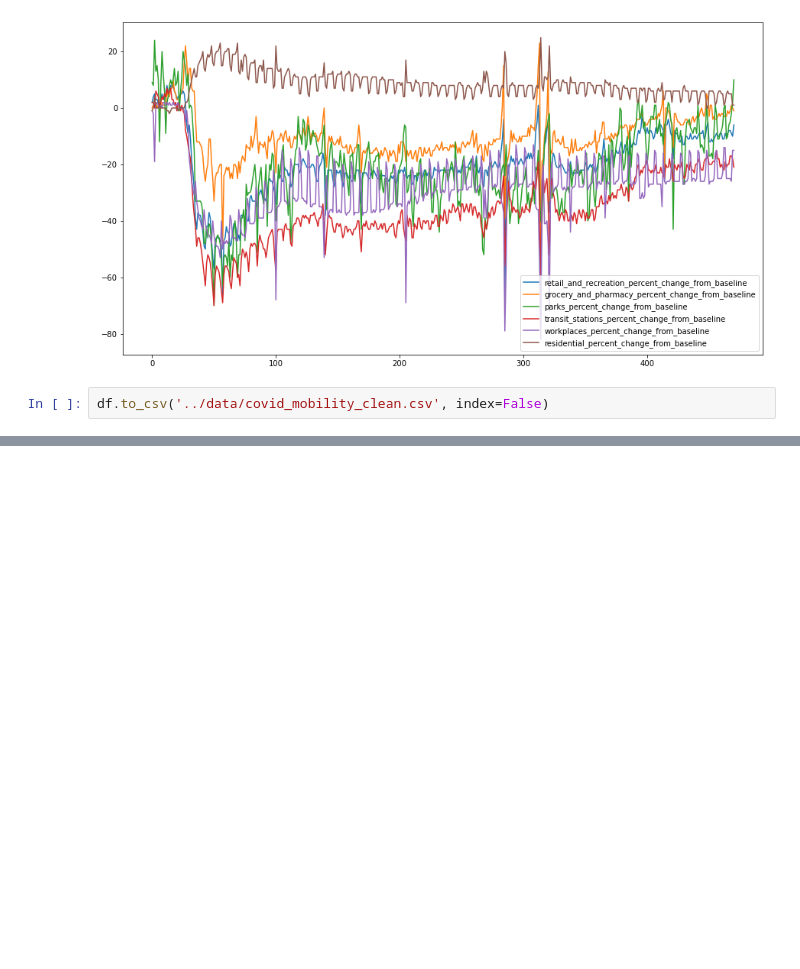
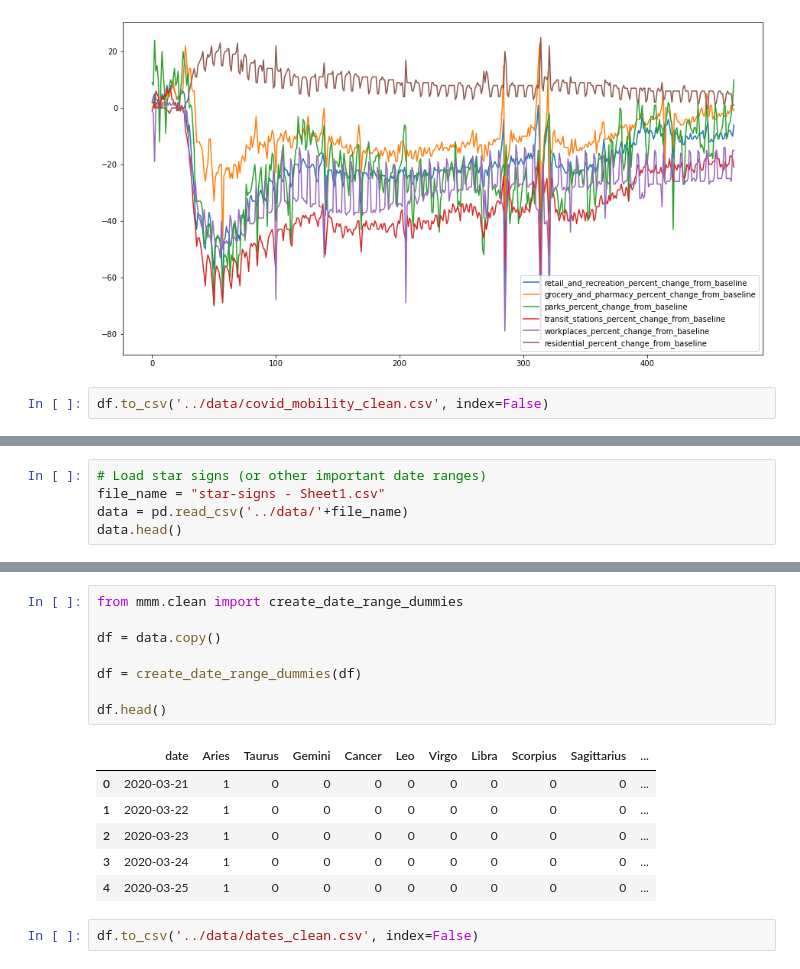
Before and after one commit to hammer-mt/VEX-MMM, a Jupyter notebook: notebooks/Data Cleaning.ipynb, the cells around one changed output, grey strips where cells are left out. Drawn from its saved outputs; the diff is of its cells as text; blank space fills up the shorter version.

```diff
--- a/notebooks/Data Cleaning.ipynb
+++ b/notebooks/Data Cleaning.ipynb
@@ -477,0 +562,5 @@ df.to_csv('../data/covid_mobility_clean.csv', index=False)
+# %%
+# Load star signs (or other important date ranges)
+file_name = "star-signs - Sheet1.csv"
+data = pd.read_csv('../data/'+file_name)
+data.head()
@@ -477,0 +574,17 @@ df.to_csv('../data/covid_mobility_clean.csv', index=False)
+# %%
+from mmm.clean import create_date_range_dummies
+
+df = data.copy()
+
+df = create_date_range_dummies(df)
+
+df.head()
+# %% [output]
+|  | date | Aries | Taurus | Gemini | Cancer | Leo | Virgo | Libra | Scorpius | Sagittarius | ... |
+| 0 | 2020-03-21 | 1 | 0 | 0 | 0 | 0 | 0 | 0 | 0 | 0 | ... |
+| 1 | 2020-03-22 | 1 | 0 | 0 | 0 | 0 | 0 | 0 | 0 | 0 | ... |
+| 2 | 2020-03-23 | 1 | 0 | 0 | 0 | 0 | 0 | 0 | 0 | 0 | ... |
+| 3 | 2020-03-24 | 1 | 0 | 0 | 0 | 0 | 0 | 0 | 0 | 0 | ... |
+| 4 | 2020-03-25 | 1 | 0 | 0 | 0 | 0 | 0 | 0 | 0 | 0 | ... |
+# %%
+df.to_csv('../data/dates_clean.csv', index=False)
```
Also changed, not shown: parts of 11 cells of this notebook, 7 other files.
